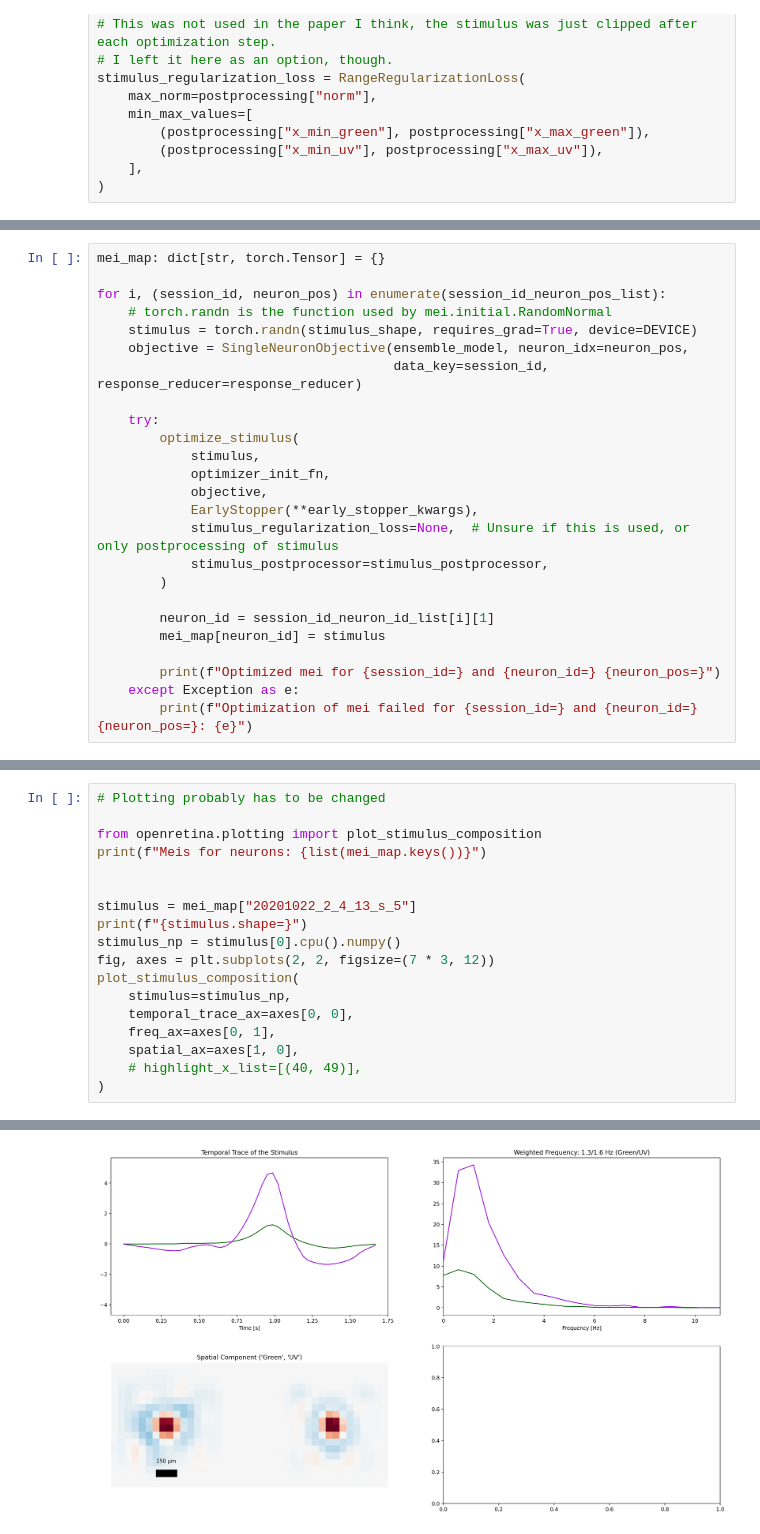
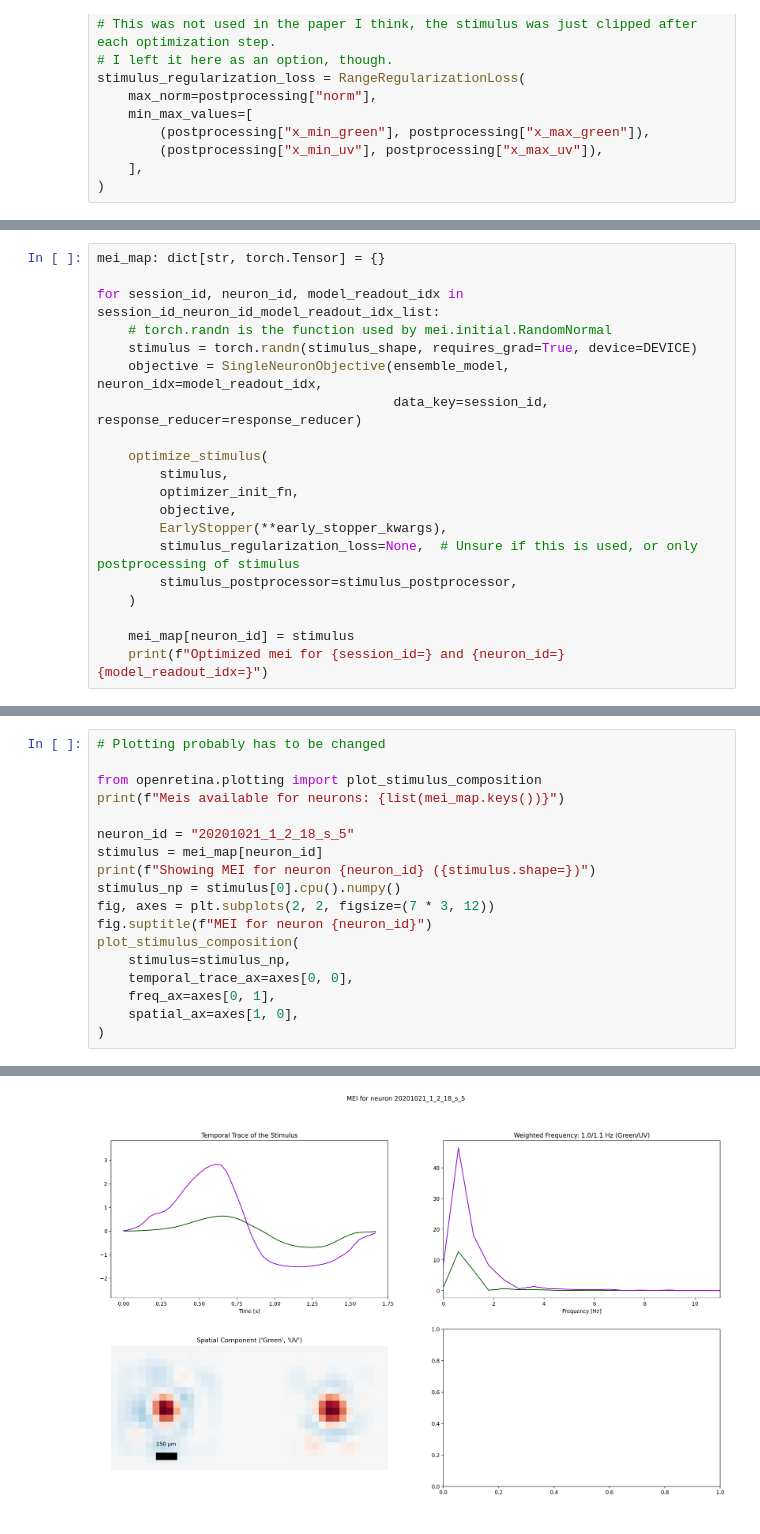
Before and after one commit to eulerlab/rgc-natstim-model, a Jupyter notebook: notebooks/mei_generation.ipynb, the cells around one changed output, grey strips where cells are left out. Cells and saved outputs as stored; diff of their text form.

Commit message:
Use correct readout positions

```diff
--- a/notebooks/mei_generation.ipynb
+++ b/notebooks/mei_generation.ipynb
@@ -170,26 +163,21 @@ print(session_id_neuron_pos_list)
 # %%
 mei_map: dict[str, torch.Tensor] = {}
 
-for i, (session_id, neuron_pos) in enumerate(session_id_neuron_pos_list):
+for session_id, neuron_id, model_readout_idx in session_id_neuron_id_model_readout_idx_list:
     # torch.randn is the function used by mei.initial.RandomNormal
     stimulus = torch.randn(stimulus_shape, requires_grad=True, device=DEVICE)
-    objective = SingleNeuronObjective(ensemble_model, neuron_idx=neuron_pos,
+    objective = SingleNeuronObjective(ensemble_model, neuron_idx=model_readout_idx,
                                       data_key=session_id, response_reducer=response_reducer)
 
-    try:
-        optimize_stimulus(
-            stimulus,
-            optimizer_init_fn,
-            objective,
-            EarlyStopper(**early_stopper_kwargs),
-            stimulus_regularization_loss=None,  # Unsure if this is used, or only postprocessing of stimulus
-            stimulus_postprocessor=stimulus_postprocessor,
-        )
+    optimize_stimulus(
+        stimulus,
+        optimizer_init_fn,
+        objective,
+        EarlyStopper(**early_stopper_kwargs),
+        stimulus_regularization_loss=None,  # Unsure if this is used, or only postprocessing of stimulus
+        stimulus_postprocessor=stimulus_postprocessor,
+    )
 
-        neuron_id = session_id_neuron_id_list[i][1]
-        mei_map[neuron_id] = stimulus
-
-        print(f"Optimized mei for {session_id=} and {neuron_id=} {neuron_pos=}")
-    except Exception as e:
-        print(f"Optimization of mei failed for {session_id=} and {neuron_id=} {neuron_pos=}: {e}")
+    mei_map[neuron_id] = stimulus
+    print(f"Optimized mei for {session_id=} and {neuron_id=} {model_readout_idx=}")
 # %% [output]
@@ -208,18 +196,18 @@ Optimized mei for session_id='3_ventral2_20201022' and neuron_id='20201022_2_3_4
 # Plotting probably has to be changed
 
 from openretina.plotting import plot_stimulus_composition
-print(f"Meis for neurons: {list(mei_map.keys())}")
+print(f"Meis available for neurons: {list(mei_map.keys())}")
 
-
-stimulus = mei_map["20201022_2_4_13_s_5"]
-print(f"{stimulus.shape=}")
+neuron_id = "20201021_1_2_18_s_5"
+stimulus = mei_map[neuron_id]
+print(f"Showing MEI for neuron {neuron_id} ({stimulus.shape=})")
 stimulus_np = stimulus[0].cpu().numpy()
 fig, axes = plt.subplots(2, 2, figsize=(7 * 3, 12))
+fig.suptitle(f"MEI for neuron {neuron_id}")
 plot_stimulus_composition(
     stimulus=stimulus_np,
     temporal_trace_ax=axes[0, 0],
     freq_ax=axes[0, 1],
     spatial_ax=axes[1, 0],
-    # highlight_x_list=[(40, 49)],
 )
 # %% [output]
@@ -228 +216 @@ stimulus.shape=torch.Size([1, 2, 50, 18, 16])
-[figure, old version]
+[figure, new version]
```
Also changed, not shown: parts of 5 cells of this notebook.
